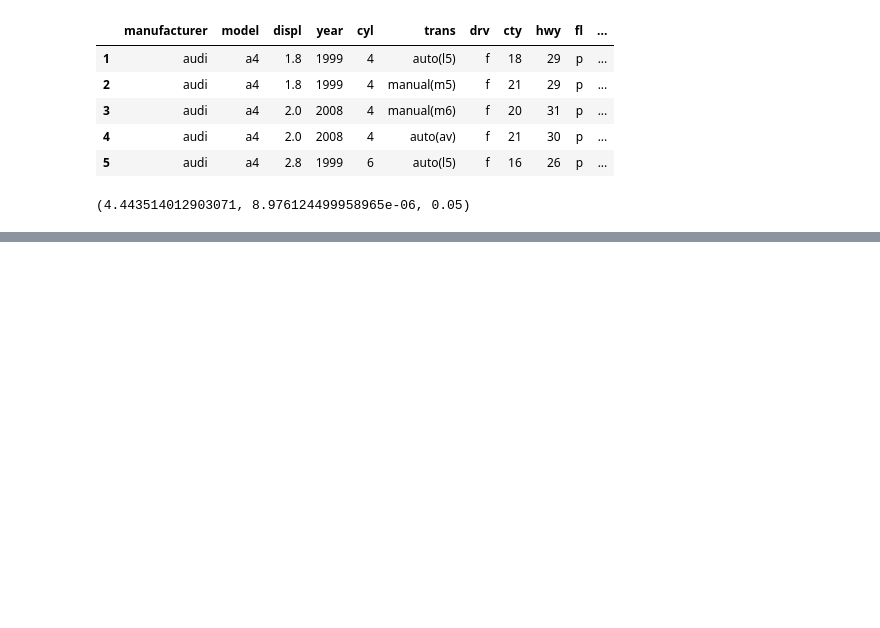
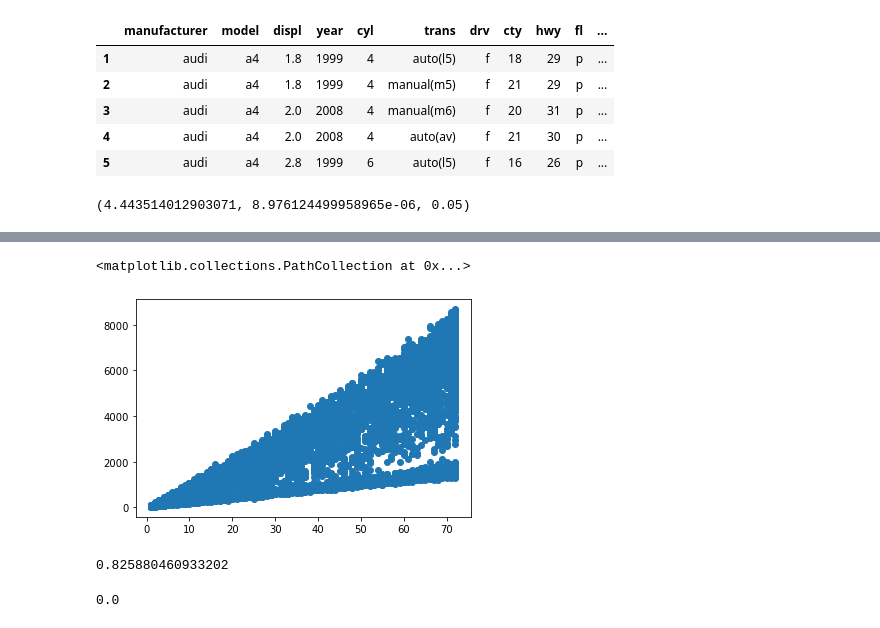
Before and after one commit to annah-vu/statistics-exercises, a Jupyter notebook: hypothesis_testing.ipynb, the cells around one changed output, grey strips where cells are left out. Cells and saved outputs as stored; diff of their text form; code cells hidden in the pictures; blank space fills up the shorter version.

```diff
--- a/hypothesis_testing.ipynb
+++ b/hypothesis_testing.ipynb
@@ -279,0 +306,3 @@ t,p/2,alpha
+# %%
+telco_churn_df.dropna()
+telco_churn_df_nn = telco_churn_df.dropna()
@@ -279,0 +333,8 @@ t,p/2,alpha
+# %%
+x = telco_churn_df_nn.tenure
+y = telco_churn_df_nn.TotalCharges
+# %%
+plt.scatter(x,y)
+# %% [output]
+<matplotlib.collections.PathCollection at 0x...>
+[figure, added]
@@ -279,0 +343,8 @@ t,p/2,alpha
+# %%
+corr
+# %% [output]
+0.825880460933202
+# %%
+p
+# %% [output]
+0.0
```
Also changed, not shown: parts of 79 cells of this notebook.
